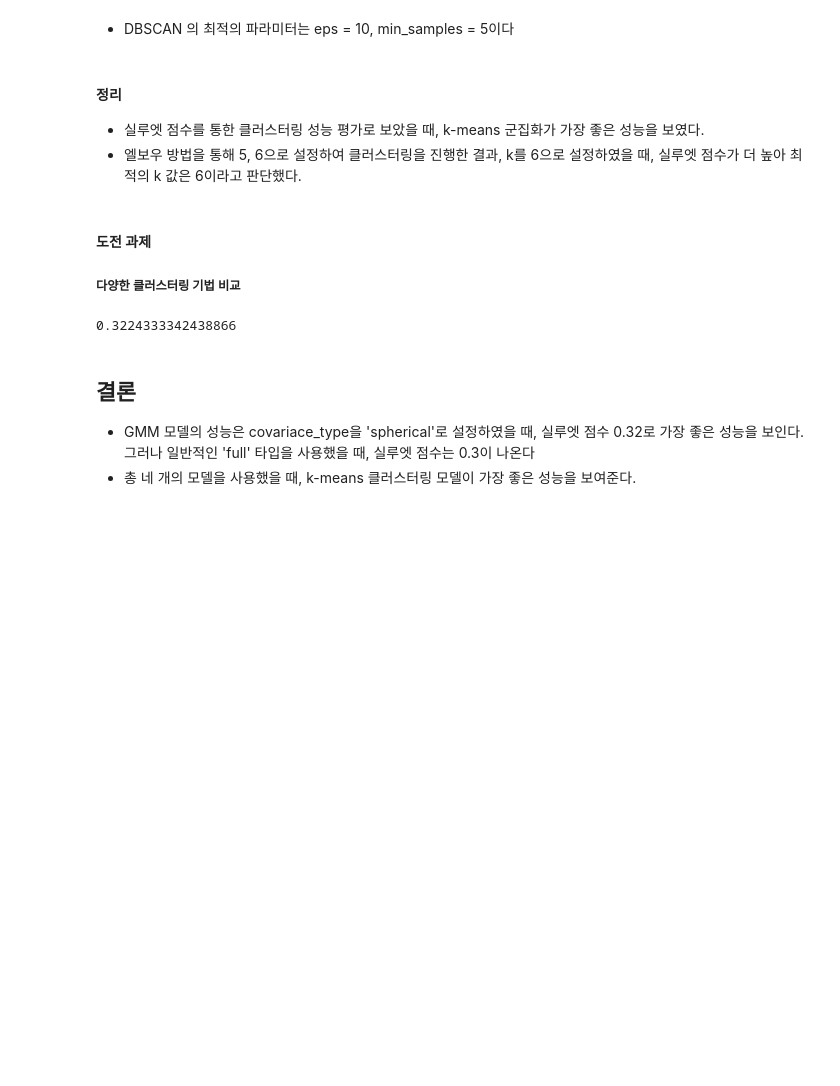
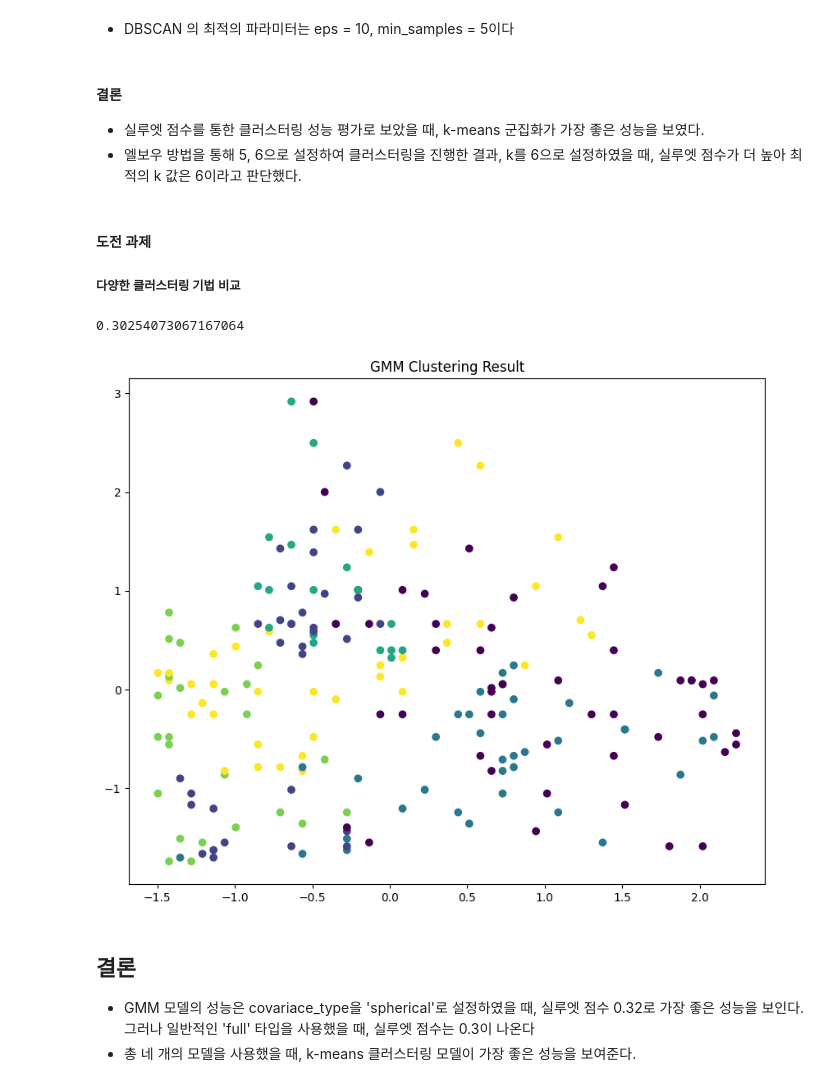
Before and after one commit to bubpen/sparta, a Jupyter notebook: machine_learning/unsupervised_learning/unsuprvised_learning.ipynb, the cells around one changed output. Drawn from its saved outputs; the diff is of its cells as text; code cells hidden in the pictures; blank space fills up the shorter version.

Commit message:
modify result

```diff
--- a/machine_learning/unsupervised_learning/unsuprvised_learning.ipynb
+++ b/machine_learning/unsupervised_learning/unsuprvised_learning.ipynb
@@ -214,7 +234,7 @@ DBSCAN (eps=10, min_samples=10) - Silhouette Score: -0.10055222415260609
 # %% [markdown]
 - DBSCAN 의 최적의 파라미터는 eps = 10, min_samples = 5이다
 # %% [markdown]
-#### 정리
+#### 결론
   - 실루엣 점수를 통한 클러스터링 성능 평가로 보았을 때, k-means 군집화가 가장 좋은 성능을 보였다.
   - 엘보우 방법을 통해 5, 6으로 설정하여 클러스터링을 진행한 결과, k를 6으로 설정하였을 때, 실루엣 점수가 더 높아 최적의 k 값은 6이라고 판단했다.
 # %% [markdown]
@@ -225,7 +245,7 @@ DBSCAN (eps=10, min_samples=10) - Silhouette Score: -0.10055222415260609
 # GMM 모델 생성
 gmm = GaussianMixture(
     n_components = 6, # 클러스터 수, 위 엘보우 방법을 통해 6으로 설정.
-    covariance_type = 'spherical', # 공분산 행렬 타입 ('full', 'tied', 'diag', 'spherical' 중 선택)
+    covariance_type = 'full', # 공분산 행렬 타입 ('full', 'tied', 'diag', 'spherical' 중 선택)
     random_state = 42
 )
 lavels= gmm.fit_predict(X_scaled)
@@ -233,7 +253,15 @@ lavels= gmm.fit_predict(X_scaled)
 silhouette_avg = silhouette_score(X_scaled, lavels)
 print(silhouette_avg)
 # %% [output]
-0.3224333342438866
+0.30254073067167064
+# %%
+# 결과 시각화
+plt.figure(figsize = (10, 8))
+plt.scatter(X_scaled[:,0], X_scaled[:,1], c = lavels, cmap = 'viridis')
+plt.title('GMM Clustering Result')
+plt.show()
+# %% [output]
+[figure, added]
 # %% [markdown]
 ## 결론
   - GMM 모델의 성능은 covariace_type을 'spherical'로 설정하였을 때, 실루엣 점수 0.32로 가장 좋은 성능을 보인다. 그러나 일반적인 'full' 타입을 사용했을 때, 실루엣 점수는 0.3이 나온다
```
Also changed, not shown: parts of 2 cells of this notebook.
